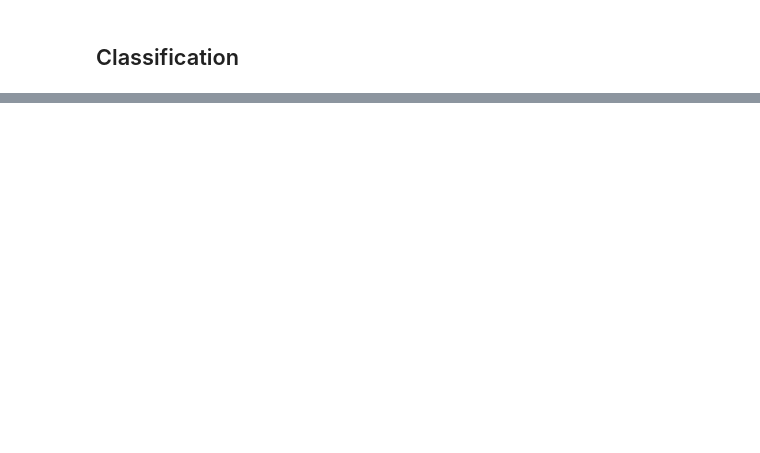
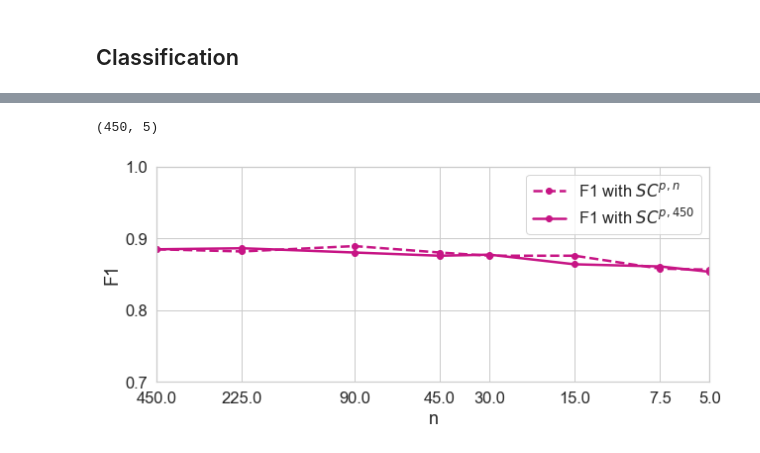
Before and after one commit to Faiga91/Koopen, a Jupyter notebook: Explore_prediction.ipynb, the cells around one changed output, grey strips where cells are left out. Cells and saved outputs as stored; diff of their text form; code cells hidden in the pictures; blank space fills up the shorter version.

```diff
--- a/Explore_prediction.ipynb
+++ b/Explore_prediction.ipynb
@@ -449 +447,29 @@ is_class      0.204431
 dtype: float64
+# %%
+clf_results_f1 = pd.DataFrame(F1_cl, columns=["F1", "n"])
+clf_results450_f1 = pd.DataFrame(F1_cl450, columns=["F1", "n"])
+
+
+sns.set_context("notebook", font_scale=1.5, rc={"lines.linewidth": 2.5})
+sns.set_style("whitegrid")
+sns.set_palette(["mediumvioletred"])
+
+fig, ax = plt.subplots()
+fig = plt.gcf()
+fig.set_size_inches(10, 4)
+
+plt.plot("n", "F1", data=clf_results_f1,  linewidth=2.5, marker = 'o', label = "F1 with $SC^{p,n}$",  linestyle='--')
+plt.plot("n", "F1", data=clf_results450_f1,  linewidth=2.5, marker = 'o', label = "F1 with $SC^{p,450}$")
+
+
+plt.xscale('log')
+plt.xlabel("n")
+plt.ylabel("F1")
+plt.legend()
+ax.set_xticks(errors_er_df["N"].unique())
+ax.get_xaxis().set_major_formatter(tk.ScalarFormatter())
+plt.ylim(0.7,1)
+plt.xlim((450,5))
+# %% [output]
+(450, 5)
+[figure, added]
```
Also changed, not shown: parts of 7 cells of this notebook, 4 other files.
